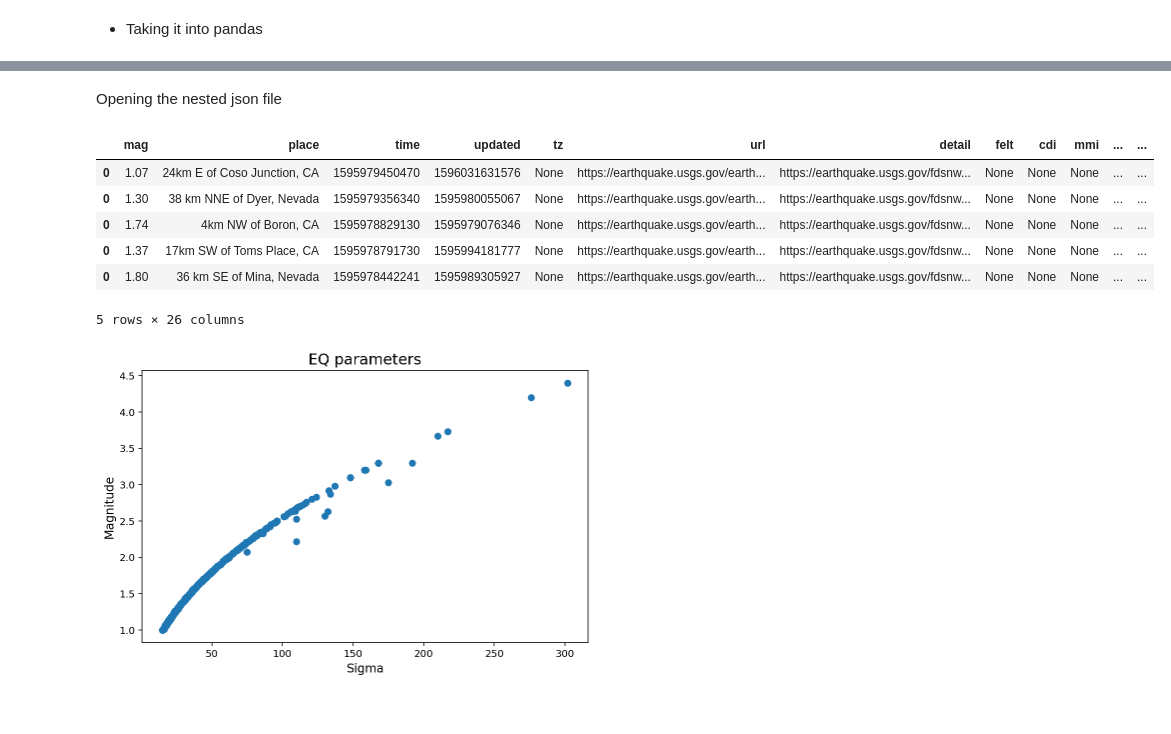
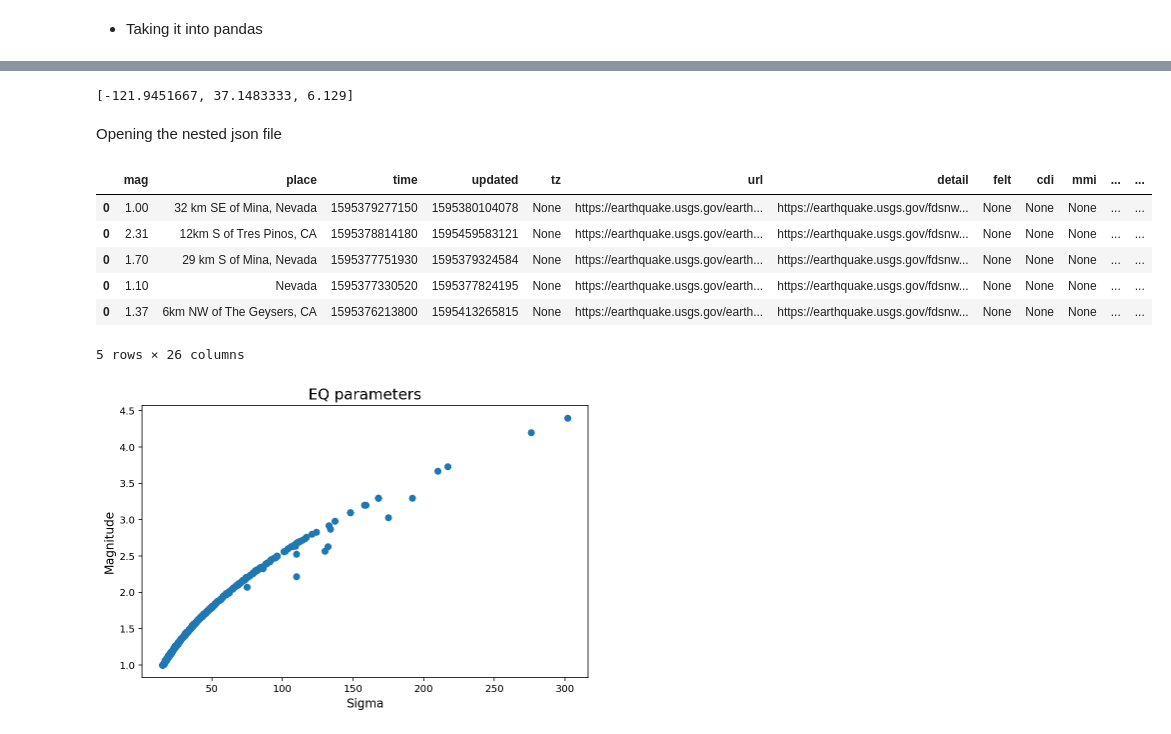
Before and after one commit to saiedmighani/earthquake_time_series_LSTM, a Jupyter notebook: codes/a_Importing_API_database.ipynb, the cells around one changed output, grey strips where cells are left out. Drawn from its saved outputs; the diff is of its cells as text; code cells hidden in the pictures.

Commit message:
updated json

```diff
--- a/codes/a_Importing_API_database.ipynb
+++ b/codes/a_Importing_API_database.ipynb
@@ -30,7 +30,7 @@ import matplotlib.pyplot as plt
 # %%
 def get_EQ_USGS(*arg):
 
-    baseurl = 'https://earthquake.usgs.gov/fdsnws/event/1/query'
+    baseurl = 'https://earthquake.usgs.gov/fdsnws/event/1/query?'
 
     params_diction={}
 
@@ -59,8 +59,8 @@ def get_EQ_USGS(*arg):
 # %%
 get_format = "geojson" # Format for importing data
 
-min_date = "1989-10-16" # Minimum date for reporting the data
-max_date = "1989-10-17" # Maximum date for reporting the data
+min_date = "1989-10-15" # Minimum date for reporting the data
+max_date = "1989-10-19" # Maximum date for reporting the data
 
 min_magnitude = "1" # Minimum magnitude of the reporting data
 max_magnitude = "10" # Maximum magnitude of the reporting data
@@ -72,7 +72,7 @@ min_longitude = "-126" # Minimum longitude
 max_longitude = "-114" # Maximum longitude
 
 order_by = "time" # Ordering the data by parameters
-limit_data = "20000" # Maximum number of data
+limit_data = "200" # Maximum number of data
 
 Params = [get_format, min_date, max_date, min_magnitude, max_magnitude,
           min_latitude, max_latitude, min_longitude, max_longitude, order_by,
@@ -80,7 +80,7 @@ Params = [get_format, min_date, max_date, min_magnitude, max_magnitude,
 
 USGS_EQ_data_pull = get_EQ_USGS(Params)
 
-#USGS_data_json = print(json.dumps(USGS_data, indent=2))
+USGS_data_json = (json.dumps(USGS_EQ_data_pull));
 # %%
 print(USGS_EQ_data_pull.keys())
 # %% [output]
@@ -133,9 +133,8 @@ USGS_EQ_features = USGS_EQ_data_pull["features"]
 # %% [markdown]
 - Taking it into pandas
 # %%
-df_eq = pd.read_json("USGS_EQ.json",
-                        lines=True,
-                        orient='columns')
+df_eq = pd.DataFrame(USGS_EQ_features,
+                        )
 
 df_eq.head()
 # %% [output]
@@ -145,3 +147,7 @@ df_eq.head()
+# %%
+df_eq["geometry"][0]["coordinates"]
+# %% [output]
+[-121.9451667, 37.1483333, 6.129]
 # %% [markdown]
 Opening the nested json file
 # %%
@@ -161,14 +167,14 @@ for i in df_eq:
 
 df_eq_parsed_properties = df_5
 # %%
-df_eq_parsed_properties.head()
+df_eq_parsed_properties.tail()
 # %% [output]
 |  | mag | place | time | updated | tz | url | detail | felt | cdi | mmi | ... | ... |
-| 0 | 1.07 | 24km E of Coso Junction, CA | 1595979450470 | 1596031631576 | None | https://earthquake.usgs.gov/earth... | https://earthquake.usgs.gov/fdsnw... | None | None | None | ... | ... |
-| 0 | 1.30 | 38 km NNE of Dyer, Nevada | 1595979356340 | 1595980055067 | None | https://earthquake.usgs.gov/earth... | https://earthquake.usgs.gov/fdsnw... | None | None | None | ... | ... |
-| 0 | 1.74 | 4km NW of Boron, CA | 1595978829130 | 1595979076346 | None | https://earthquake.usgs.gov/earth... | https://earthquake.usgs.gov/fdsnw... | None | None | None | ... | ... |
-| 0 | 1.37 | 17km SW of Toms Place, CA | 1595978791730 | 1595994181777 | None | https://earthquake.usgs.gov/earth... | https://earthquake.usgs.gov/fdsnw... | None | None | None | ... | ... |
-| 0 | 1.80 | 36 km SE of Mina, Nevada | 1595978442241 | 1595989305927 | None | https://earthquake.usgs.gov/earth... | https://earthquake.usgs.gov/fdsnw... | None | None | None | ... | ... |
+| 0 | 1.00 | 32 km SE of Mina, Nevada | 1595379277150 | 1595380104078 | None | https://earthquake.usgs.gov/earth... | https://earthquake.usgs.gov/fdsnw... | None | None | None | ... | ... |
+| 0 | 2.31 | 12km S of Tres Pinos, CA | 1595378814180 | 1595459583121 | None | https://earthquake.usgs.gov/earth... | https://earthquake.usgs.gov/fdsnw... | None | None | None | ... | ... |
+| 0 | 1.70 | 29 km S of Mina, Nevada | 1595377751930 | 1595379324584 | None | https://earthquake.usgs.gov/earth... | https://earthquake.usgs.gov/fdsnw... | None | None | None | ... | ... |
+| 0 | 1.10 | Nevada | 1595377330520 | 1595377824195 | None | https://earthquake.usgs.gov/earth... | https://earthquake.usgs.gov/fdsnw... | None | None | None | ... | ... |
+| 0 | 1.37 | 6km NW of The Geysers, CA | 1595376213800 | 1595413265815 | None | https://earthquake.usgs.gov/earth... | https://earthquake.usgs.gov/fdsnw... | None | None | None | ... | ... |
 5 rows × 26 columns
 # %%
 %config InlineBackend.figure_format = 'retina'
```
Also changed, not shown: parts of 7 cells of this notebook, 2 other files.
